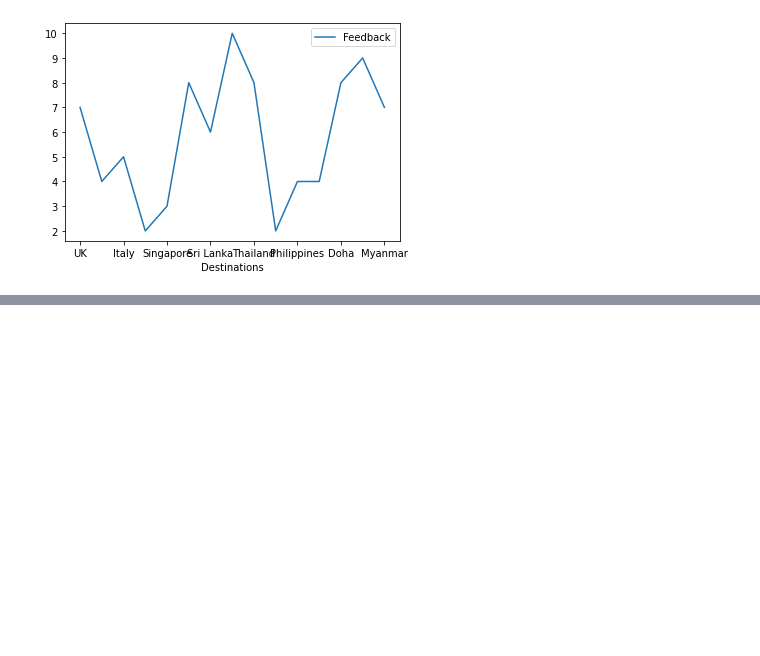
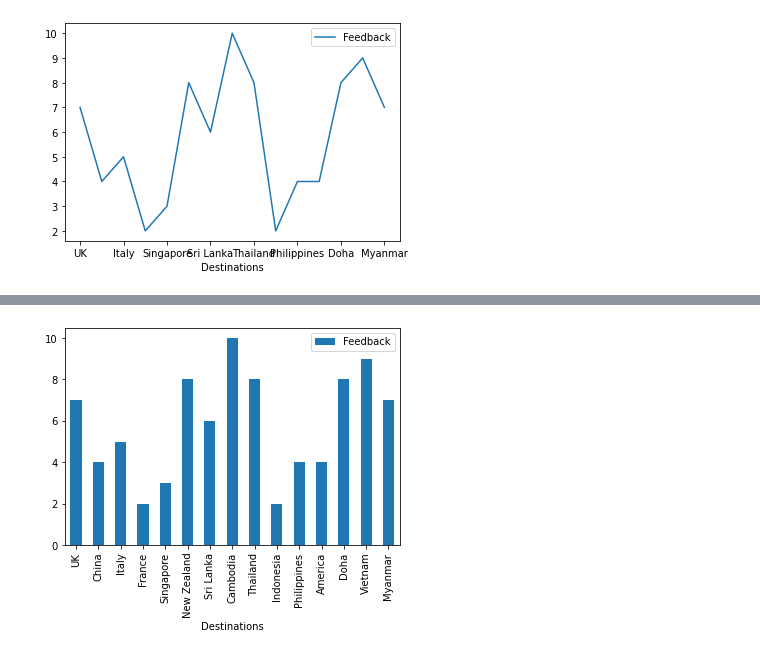
Before and after one commit to SilverAntler/TTA-Home-Learning, a Jupyter notebook: Week 3&4 Pandas/Pandas_1.ipynb, the cells around one changed output, grey strips where cells are left out. Saved outputs shown, nothing was run; the diff lists cells and outputs as text; code cells hidden in the pictures; blank space fills up the shorter version.

Commit message:
Tasks 1-8 + extensions
rotations of axis added.

```diff
--- a/Week 3&4 Pandas/Pandas_1.ipynb
+++ b/Week 3&4 Pandas/Pandas_1.ipynb
@@ -155,0 +156,5 @@ ax = destinations.plot.bar(x='Destinations', y='Feedback', rot=0)
+# %%
+ax = destinations.plot.bar(x='Destinations', y='Feedback', rot=90)
+#90' rotation
+# %% [output]
+[figure, added]
```
Also changed, not shown: parts of 3 cells of this notebook.
